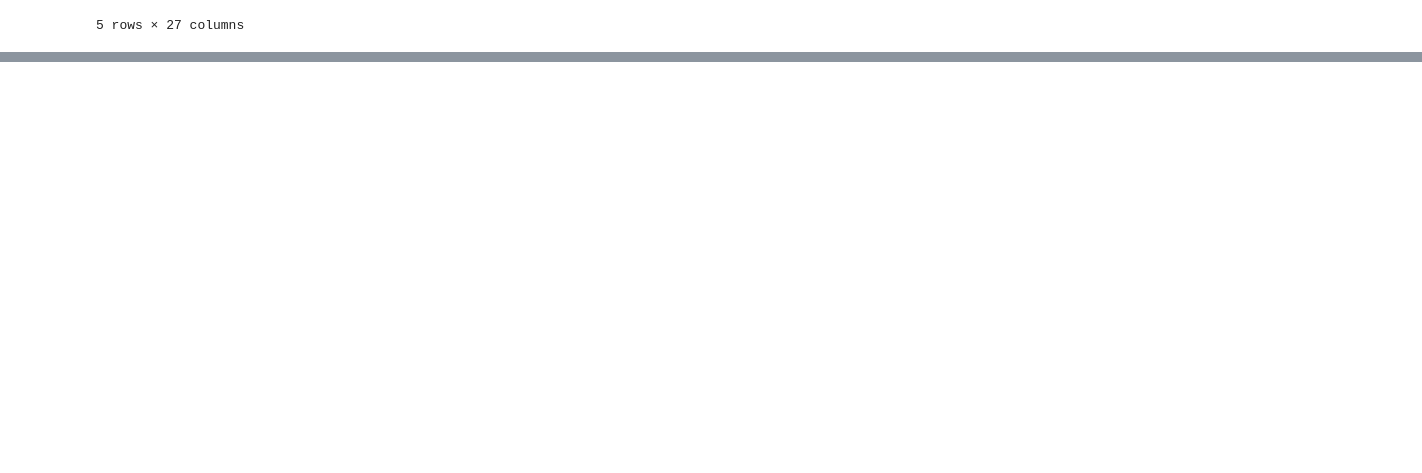
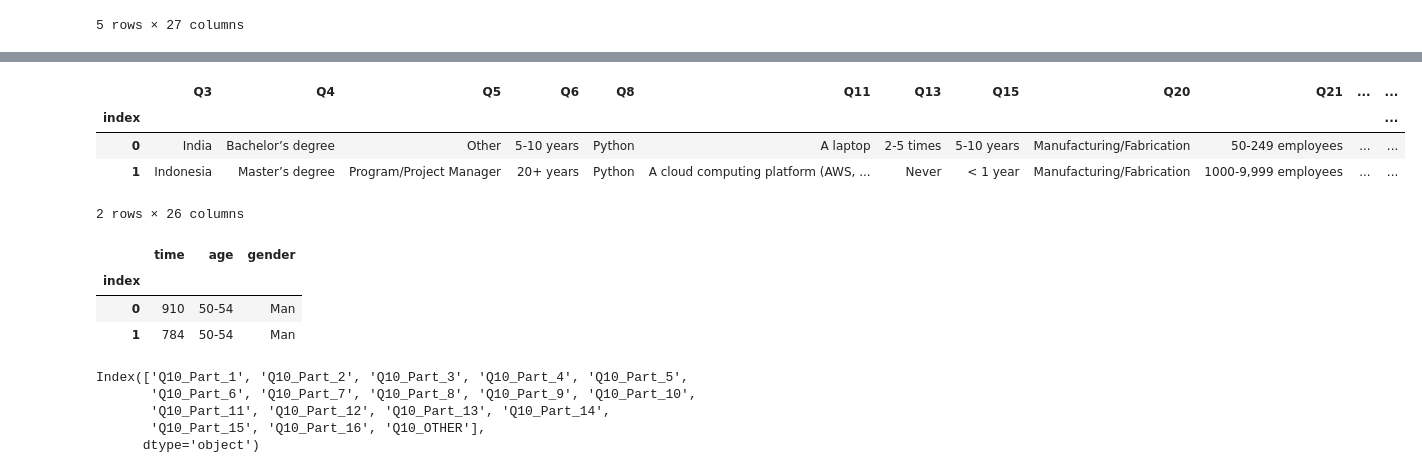
Before and after one commit to MaitaneP/adalab-da-modulo2-proyecto-equipo3, a Jupyter notebook: jupyter_proyecto2.ipynb, the cells around one changed output, grey strips where cells are left out. Drawn from its saved outputs; the diff is of its cells as text; code cells hidden in the pictures; blank space fills up the shorter version.

```diff
--- a/jupyter_proyecto2.ipynb
+++ b/jupyter_proyecto2.ipynb
@@ -122,0 +160,23 @@ df_txt.head()
+# %%
+df_txt.head(2)
+# %% [output]
+|  | Q3 | Q4 | Q5 | Q6 | Q8 | Q11 | Q13 | Q15 | Q20 | Q21 | ... | ... |
+| index |  |  |  |  |  |  |  |  |  |  |  | ... |
+| 0 | India | Bachelor’s degree | Other | 5-10 years | Python | A laptop | 2-5 times | 5-10 years | Manufacturing/Fabrication | 50-249 employees | ... | ... |
+| 1 | Indonesia | Master’s degree | Program/Project Manager | 20+ years | Python | A cloud computing platform (AWS, ... | Never | < 1 year | Manufacturing/Fabrication | 1000-9,999 employees | ... | ... |
+2 rows × 26 columns
+# %%
+df_xml.head(2)
+# %% [output]
+|  | time | age | gender |
+| index |  |  |  |
+| 0 | 910 | 50-54 | Man |
+| 1 | 784 | 50-54 | Man |
+# %%
+df_csv.columns
+# %% [output]
+Index(['Q10_Part_1', 'Q10_Part_2', 'Q10_Part_3', 'Q10_Part_4', 'Q10_Part_5',
+       'Q10_Part_6', 'Q10_Part_7', 'Q10_Part_8', 'Q10_Part_9', 'Q10_Part_10',
+       'Q10_Part_11', 'Q10_Part_12', 'Q10_Part_13', 'Q10_Part_14',
+       'Q10_Part_15', 'Q10_Part_16', 'Q10_OTHER'],
+      dtype='object')
```
Also changed, not shown: parts of 19 cells of this notebook.
